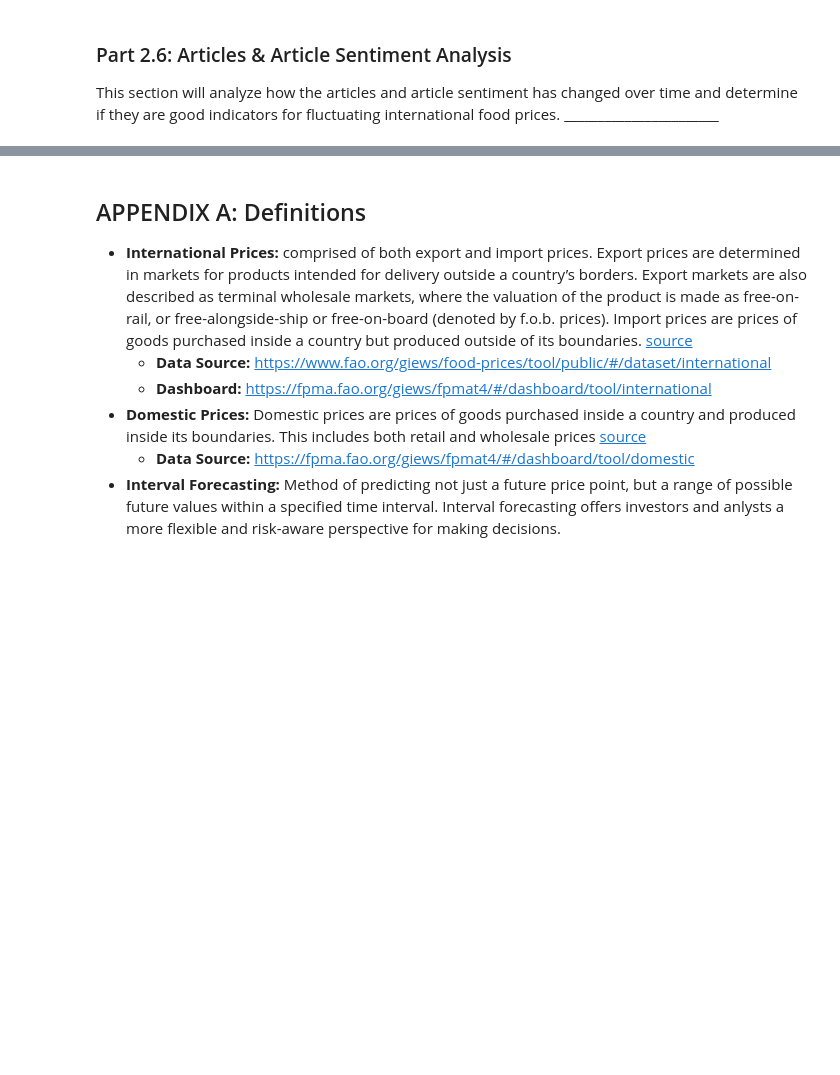
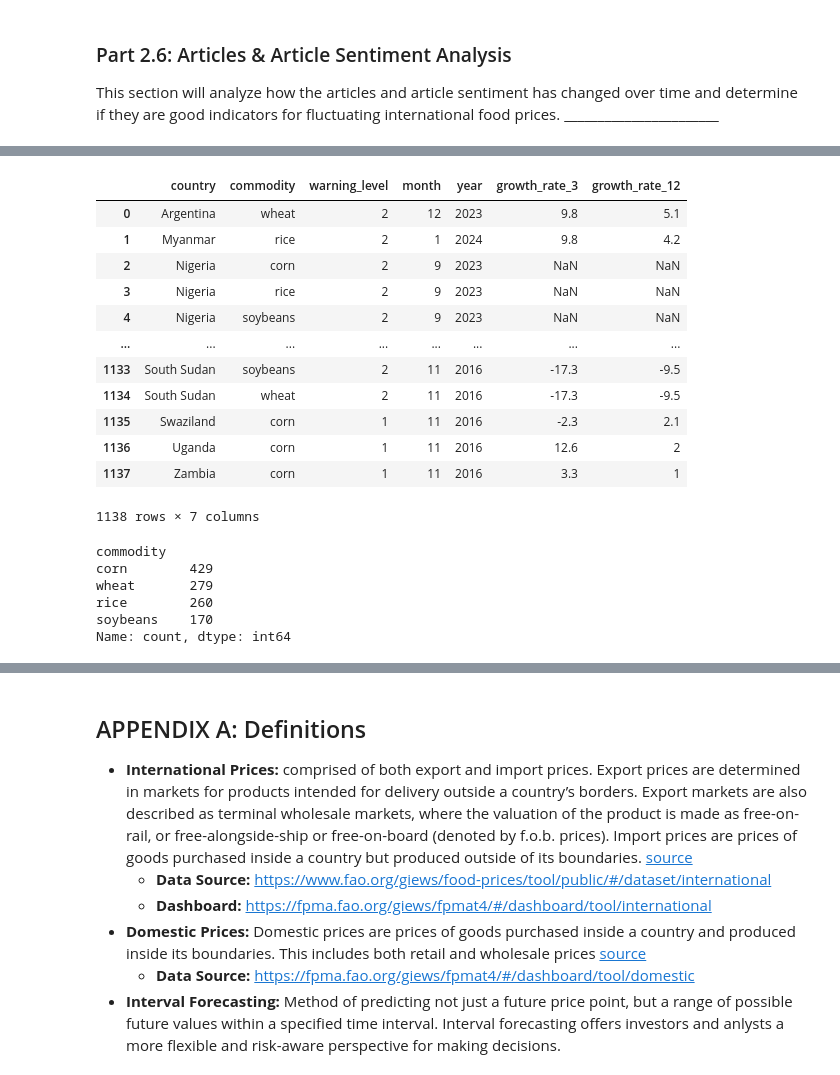
Before and after one commit to Benja-Pauls/Predicting-Commodity-Food-Pricing, a Jupyter notebook: data_analysis.ipynb, the cells around one changed output, grey strips where cells are left out. Saved outputs shown, nothing was run; the diff lists cells and outputs as text; code cells hidden in the pictures; blank space fills up the shorter version.

```diff
--- a/data_analysis.ipynb
+++ b/data_analysis.ipynb
@@ -1492,0 +1574,65 @@ This section will analyze how the articles and article sentiment has changed ove
+# %%
+# Implement a function which does what's outlined in the above markdown cell
+def map_commodities_to_known_data(warnings):
+    """
+    Given a commodity, determine if it should be removed or mapped to a different commodity name.
+    To see the full listing, read the `Part 3.2` section of the notebook. Some commodities, like
+    "Staple Foods" will map to multiple commodities. If this is the case, simply make multiple rows
+    for each new commodity (Staple Foods -> corn row, rice row, soybeans row, wheat row)
+    :param pd.DataFrame warnings: Dataframe to map the commodities to known data
+    :return: The dataframe with the mapped commodities
+    """
+    # Remove rows which cannot be mapped to the known data for training
+    commodities_to_remove = [
+        'Coarse Grains', 'Food Items', 'Sorghum', 'Bread', 'Red Beans', 'Tortillas (Maize)',
+        'Beans', 'Black Beans', 'Cereals', 'Grains'
+    ]
+    warnings = warnings[~warnings['commodity'].isin(commodities_to_remove)]
+
+    # Map the commodities to known data
+    mappings = {
+        'Maize':['corn'], 'Staple Foods':['corn', 'rice', 'soybeans', 'wheat'], 'Wheat Flour':['wheat'],
+        'Rice':['rice'], 'Wheat':['wheat'], 'Maize Meal':['corn'], 'Rice & Wheat Flour':['rice', 'wheat']
+    }
+    new_rows = []
+    for i,row in warnings.iterrows():
+        if row['commodity'] in mappings:
+            for commodity in mappings[row['commodity']]:
+                new_rows.append([
+                    row['country'], commodity, row['warning_level'], row['month'], row['year'],
+                    row['growth_rate_3'], row['growth_rate_12']
+                ])
+
+    # Remove the old rows
+    warnings = warnings[~warnings['commodity'].isin(mappings.keys())]
+
+    # Add the new rows (use pd.concat)
+    warnings = pd.concat([warnings, pd.DataFrame(new_rows, columns=warnings.columns)], axis=0)
+
+    return warnings
+
+warnings = map_commodities_to_known_data(warnings)
+warnings
+# %% [output]
+|  | country | commodity | warning_level | month | year | growth_rate_3 | growth_rate_12 |
+| 0 | Argentina | wheat | 2 | 12 | 2023 | 9.8 | 5.1 |
+| 1 | Myanmar | rice | 2 | 1 | 2024 | 9.8 | 4.2 |
+| 2 | Nigeria | corn | 2 | 9 | 2023 | NaN | NaN |
+| 3 | Nigeria | rice | 2 | 9 | 2023 | NaN | NaN |
+| 4 | Nigeria | soybeans | 2 | 9 | 2023 | NaN | NaN |
+| ... | ... | ... | ... | ... | ... | ... | ... |
+| 1133 | South Sudan | soybeans | 2 | 11 | 2016 | -17.3 | -9.5 |
+| 1134 | South Sudan | wheat | 2 | 11 | 2016 | -17.3 | -9.5 |
+| 1135 | Swaziland | corn | 1 | 11 | 2016 | -2.3 | 2.1 |
+| 1136 | Uganda | corn | 1 | 11 | 2016 | 12.6 | 2 |
+| 1137 | Zambia | corn | 1 | 11 | 2016 | 3.3 | 1 |
+1138 rows × 7 columns
+# %%
+warnings['commodity'].value_counts()
+# %% [output]
+commodity
+corn        429
+wheat       279
+rice        260
+soybeans    170
+Name: count, dtype: int64
```
Also changed, not shown: parts of 13 cells of this notebook, 1 other file.
